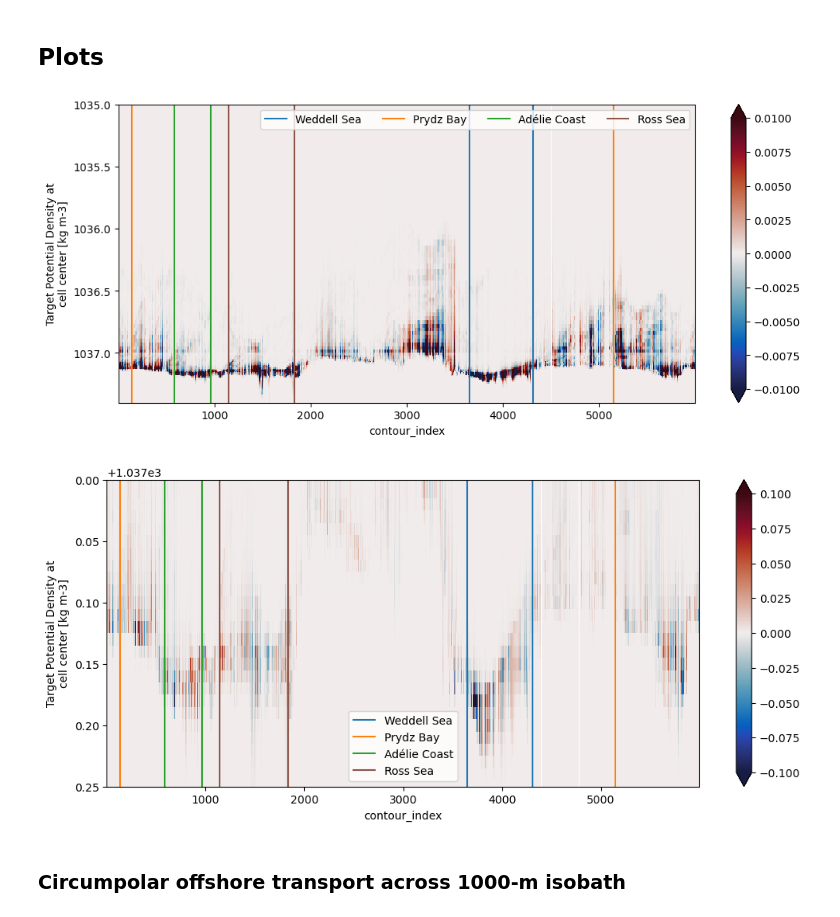
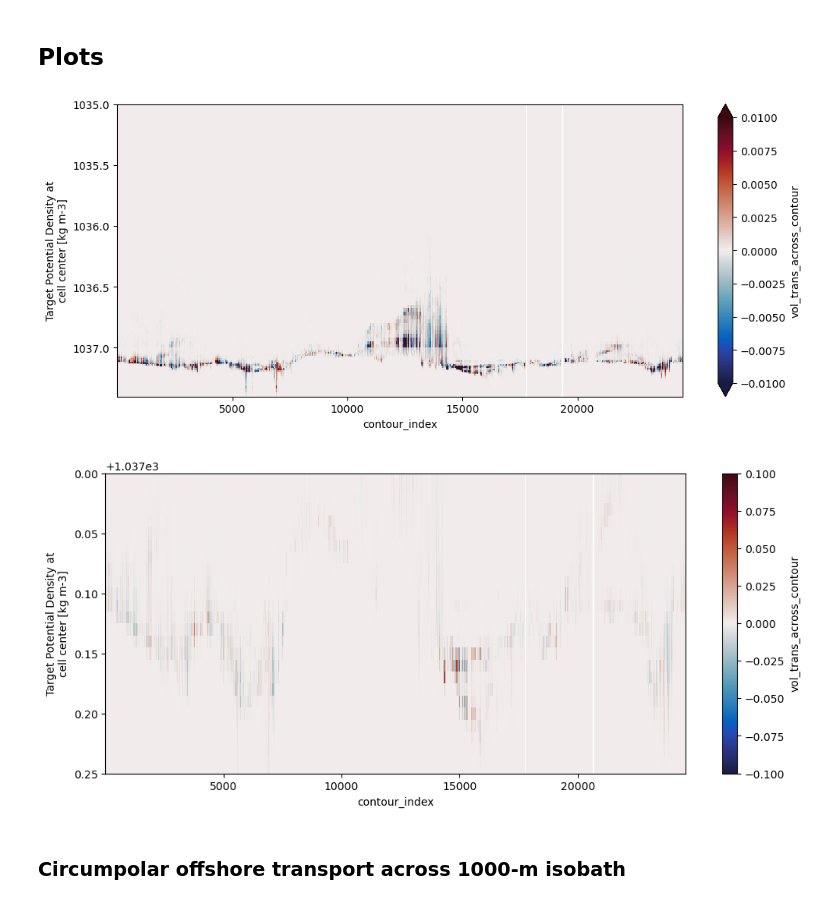
Before and after one commit to schmidt-christina/mom6_comparison, a Jupyter notebook: Shelf_export_calculation.ipynb, the cells around one changed output. Drawn from its saved outputs; the diff is of its cells as text; code cells hidden in the pictures.

```diff
--- a/Shelf_export_calculation.ipynb
+++ b/Shelf_export_calculation.ipynb
@@ -19,7 +19,9 @@ client
 # %%
 # USE THIS CELL IF EXPERIMENT IS ALREADY IN DATABASE
 session = cc.database.create_session()
-expt = 'panant-01-zstar-v13'
+expt = 'panant-0025-zstar-ACCESSyr2'
+expt_name='panan_0025deg_jra55_ryf'
+resolution = expt_name.split('_')[1][:-3]
 
 frequency = '1 monthly'
 path_output = '/g/data/e14/cs6673/mom6_comparison/data_DSW/'
@@ -47,18 +27,0 @@ Indexing experiment: panan_005deg_jra55_ryf_2023_05_17
-# %%
-# USE THIS CELL IF EXPERIMENT IS NOT IN DATABASE
-expt = 'panan-01-test-oldparams'
-expt_name = 'panan_01deg_jra55_ryf'
-db = expt_name + '.db'
-
-session = cc.database.create_session(db)
-
-# create database
-directory_list = ['/scratch/x77/akm157/mom6/archive/panan-01-test-oldparams/']
-cc.database.build_index(directory_list, session)
-
-
-frequency = '1 monthly'
-path_output = '/g/data/e14/cs6673/mom6_comparison/data_DSW/'
-
-resolution = expt_name.split('_')[1][:-3]
-resolution
@@ -68,6 +64,6 @@ Indexing experiment: panan-01-test-oldparams
 # %%
 contour_depth = 1000
-year = '1991'
+year = '1992'
 
 start_time= year + '-01-01'
 end_time= year + '-12-31'
@@ -211,18 +166,0 @@ Coordinates:
-# %%
-vol_trans_across_contour.name = 'vol_trans_across_contour'
-vol_trans_across_contour.attrs = {
-    'long_name': 'Volume transport across 1000-m isobath',
-    'units': 'Sv'}
-ds = vol_trans_across_contour.to_dataset()
-ds['lat'] = lat_along_contour
-ds['lon'] = lon_along_contour
-if len(vol_trans_across_contour.contour_index) < 15000:
-    chunk_ind = len(vol_trans_across_contour.contour_index)
-else:
-    chunk_ind = 10000
-enc = {'vol_trans_across_contour':
-       {'chunksizes': (12, 99, chunk_ind),
-        'zlib': True, 'complevel': 5, 'shuffle': True}}
-ds.to_netcdf(
-    path_output + 'vol_transp_across_' + str(contour_depth) + 'm_isobath_' +
-    expt_name + '_' + frequency[:3:2] + '_' + year + '.nc', encoding=enc)
@@ -231,25 +257,25 @@ ds.to_netcdf(
 # %%
 plt.figure(figsize=(12, 5))
 vol_trans_across_contour.mean('time').plot(vmin=-.01, vmax=.01, cmap=cmo.balance)
 plt.ylim(1037.4, 1035)
 
-if expt[:12] != 'panan_005deg':
+if resolution == '01':
     col = ['tab:blue', 'tab:orange', 'tab:green', 'tab:brown']
     for a, area_text in enumerate(DSW_region['name']):
         plt.axvline(vol_trans_across_contour.contour_index[DSW_region['ind_iso_min'][a]],
                     color=col[a], label=DSW_region['name_long'][a])
         plt.axvline(vol_trans_across_contour.contour_index[DSW_region['ind_iso_max'][a]],
                     color=col[a])
     plt.legend(ncol=4)
 plt.show()
 # %% [output]
-[figure, old version]
+[figure, new version]
 # %%
 plt.figure(figsize=(12, 5))
 vol_trans_across_contour.mean('time').plot(vmin=-.1, vmax=.1, cmap=cmo.balance)
 plt.ylim(1037.25, 1037.0)
 
-if expt[:12] != 'panan_005deg':
+if resolution == '01':
     col = ['tab:blue', 'tab:orange', 'tab:green', 'tab:brown']
     for a, area_text in enumerate(DSW_region['name']):
         plt.axvline(vol_trans_across_contour.contour_index[DSW_region['ind_iso_min'][a]],
@@ -259,7 +285,7 @@ if expt[:12] != 'panan_005deg':
     plt.legend()
 plt.show()
 # %% [output]
-[figure, old version]
+[figure, new version]
 # %% [markdown]
 ### Circumpolar offshore transport across 1000-m isobath
 # %%
```
Also changed, not shown: parts of 14 cells of this notebook, 3 other files.
